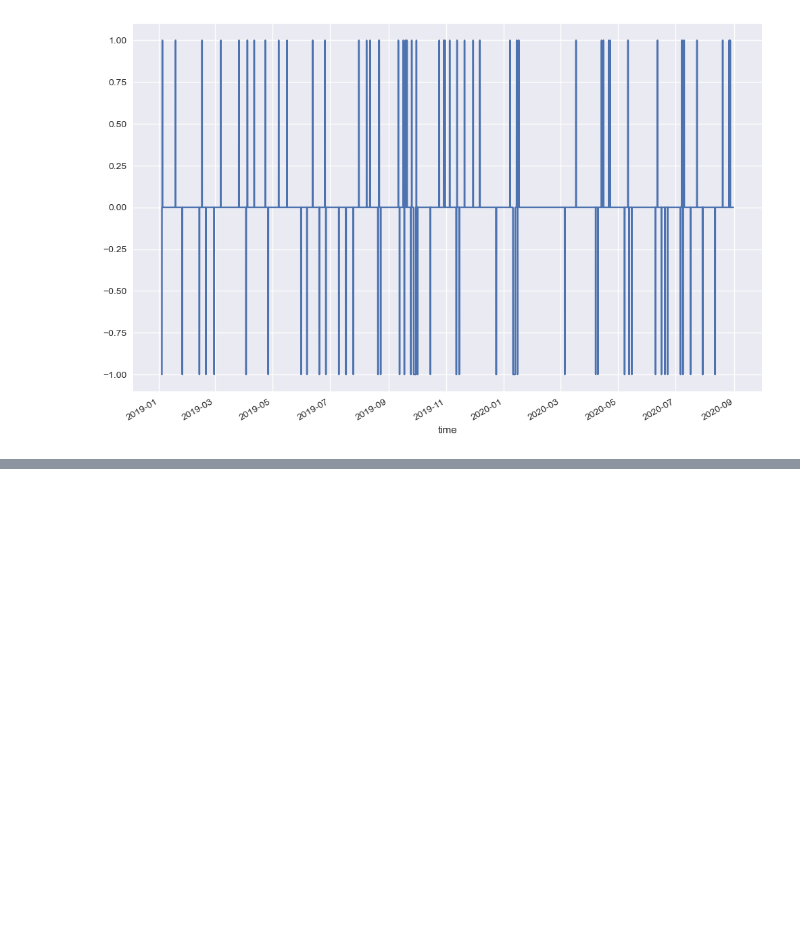
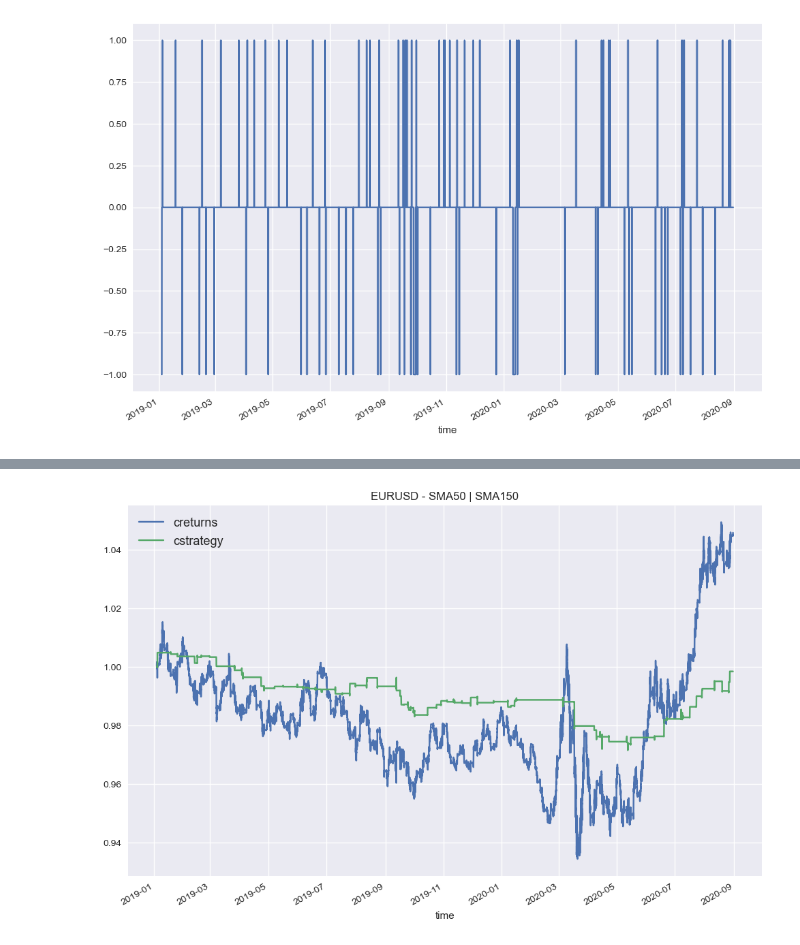
Before and after one commit to apasvenskas/Python-practice-with-financial-data, a Jupyter notebook: MultipleStrategies/TwoOrMoreStrategies.ipynb, the cells around one changed output, grey strips where cells are left out. Cells and saved outputs as stored; diff of their text form; code cells hidden in the pictures; blank space fills up the shorter version.

```diff
--- a/MultipleStrategies/TwoOrMoreStrategies.ipynb
+++ b/MultipleStrategies/TwoOrMoreStrategies.ipynb
@@ -283,0 +353,15 @@ plt.show()
+# %%
+comb["trades"] = comb.position_comb.diff().fillna(0).abs()
+# %%
+tc = 0.000059
+# %%
+comb.strategy = comb.strategy - comb.trades*tc
+# %%
+comb["creturns"] = comb["returns"].cumsum().apply(np.exp)
+comb["cstrategy"] = comb["strategy"].cumsum().apply(np.exp)
+# %%
+comb[["creturns", "cstrategy"]].plot(figsize = (12, 8), title = "EURUSD - SMA{} | SMA{}".format(sma_s, sma_l))
+plt.legend(fontsize = 13)
+plt.show()
+# %% [output]
+[figure, added]
```
Also changed, not shown: parts of 13 cells of this notebook.
